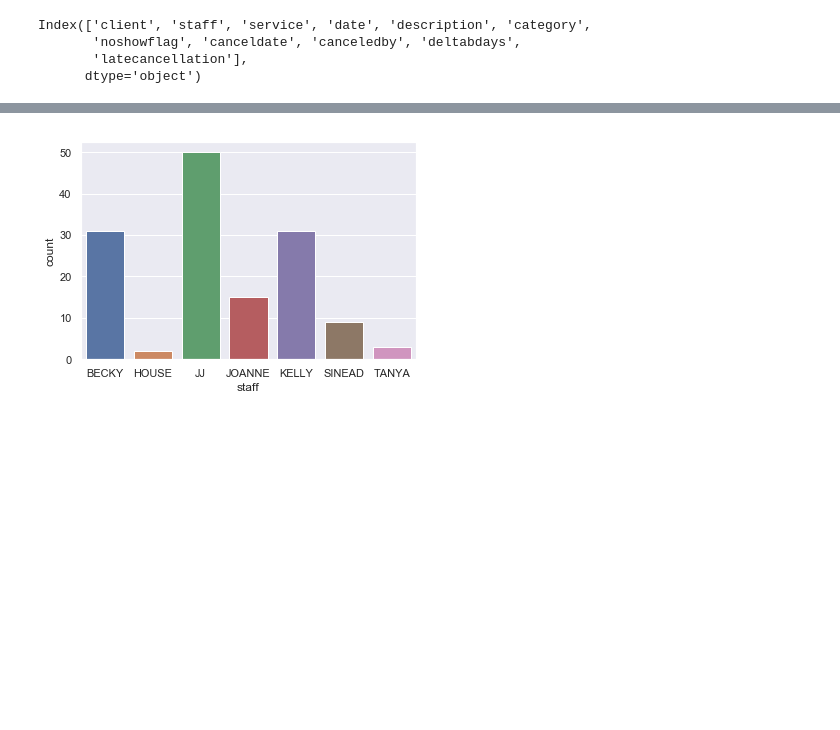
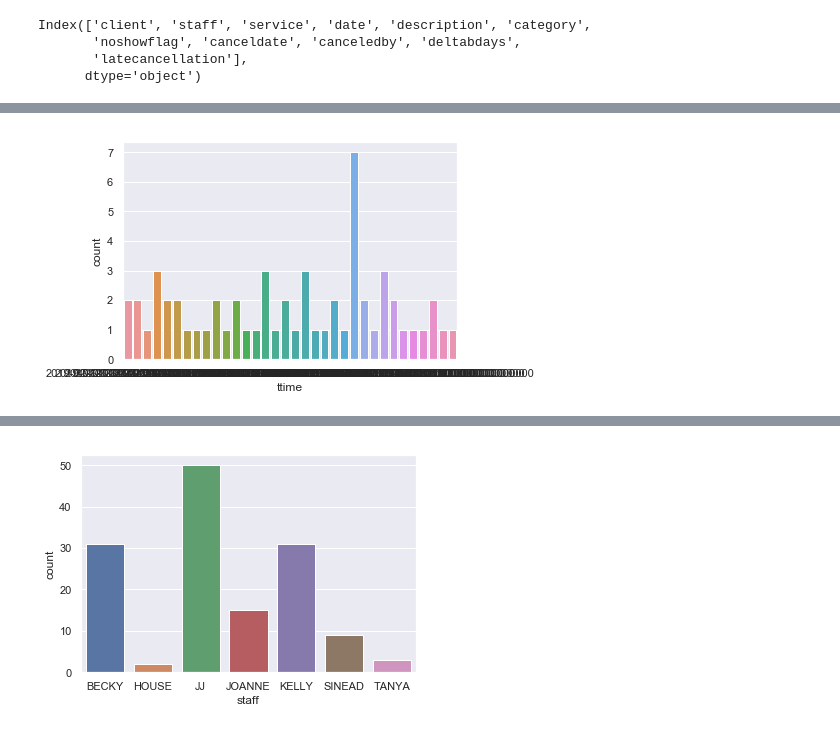
Before and after one commit to ericma007/p1, a Jupyter notebook: notebooks/init-database-exploration.ipynb, the cells around one changed output, grey strips where cells are left out. Saved outputs shown, nothing was run; the diff lists cells and outputs as text; code cells hidden in the pictures; blank space fills up the shorter version.

```diff
--- a/notebooks/init-database-exploration.ipynb
+++ b/notebooks/init-database-exploration.ipynb
@@ -795,0 +950,4 @@ array([736767., 736767., 736768., ..., 736820., 736852., 736818.])
+# %%
+ax = sns.countplot(x="ttime",data=fbooking2[fbooking2.noshowflag==1])
+# %% [output]
+[figure, added]
```
Also changed, not shown: parts of 44 cells of this notebook, 8 other files.
